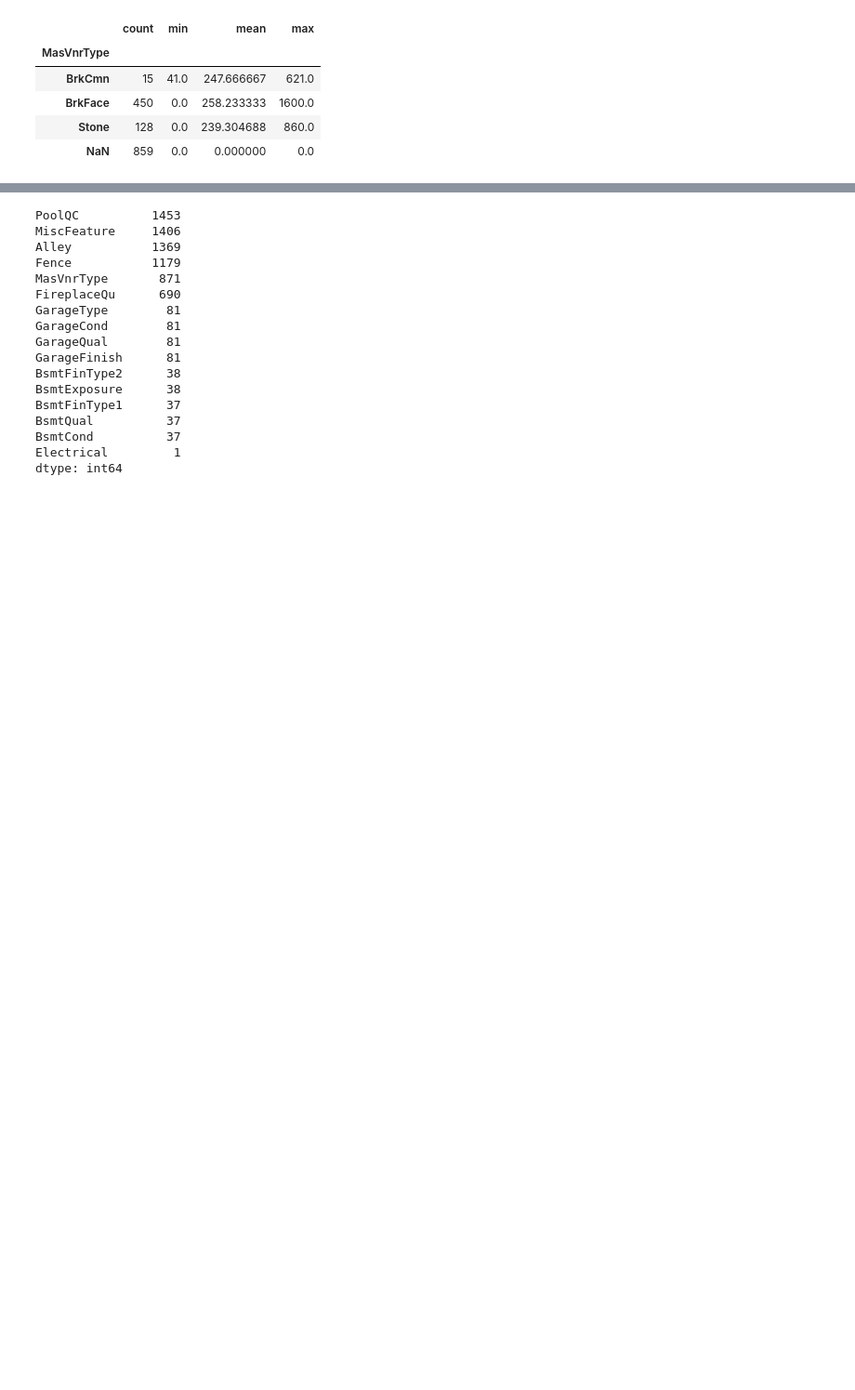
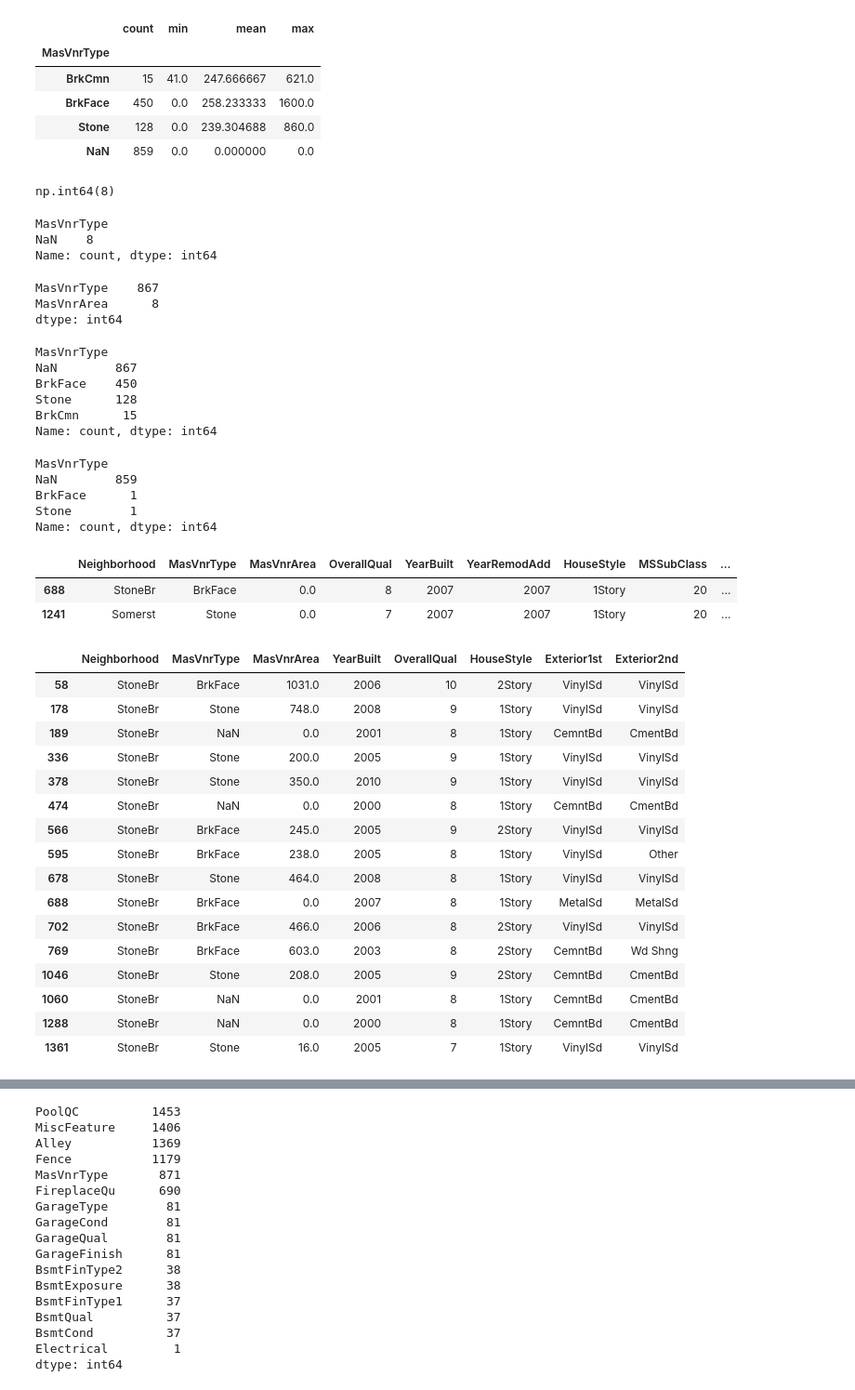
Before and after one commit to kogimurio/house_sales_prediction, a Jupyter notebook: saales_price_predictions.ipynb, the cells around one changed output, grey strips where cells are left out. Shown at 93% size. Saved outputs shown, nothing was run; the diff lists cells and outputs as text; code cells hidden in the pictures; blank space fills up the shorter version.

```diff
--- a/saales_price_predictions.ipynb
+++ b/saales_price_predictions.ipynb
@@ -548,3 +548,64 @@ dataset.groupby('MasVnrType', dropna=False)['MasVnrArea'].agg(
 | BrkFace | 450 | 0.0 | 258.233333 | 1600.0 |
 | Stone | 128 | 0.0 | 239.304688 | 860.0 |
 | NaN | 859 | 0.0 | 0.000000 | 0.0 |
+# %%
+dataset['MasVnrArea'].isnull().sum()
+# %% [output]
+np.int64(8)
+# %%
+dataset[dataset['MasVnrArea'].isnull()]['MasVnrType'].value_counts(dropna=False)
+# %% [output]
+MasVnrType
+NaN    8
+Name: count, dtype: int64
+# %%
+dataset[['MasVnrType', 'MasVnrArea']].isnull().sum()
+# %% [output]
+MasVnrType    867
+MasVnrArea      8
+dtype: int64
+# %%
+dataset['MasVnrType'].value_counts(dropna=False)
+# %% [output]
+MasVnrType
+NaN        867
+BrkFace    450
+Stone      128
+BrkCmn      15
+Name: count, dtype: int64
+# %%
+dataset[dataset['MasVnrArea'] == 0]['MasVnrType'].value_counts(dropna=False)
+# %% [output]
+MasVnrType
+NaN        859
+BrkFace      1
+Stone        1
+Name: count, dtype: int64
+# %%
+dataset[(dataset['MasVnrArea'] == 0) &
+(dataset['MasVnrType'].notnull())][['Neighborhood', 'MasVnrType', 'MasVnrArea', 'OverallQual', 'YearBuilt', 'YearRemodAdd', 'HouseStyle', 'MSSubClass', 'MSZoning', 'Street', 'Exterior1st', 'Exterior2nd']]
+# %% [output]
+|  | Neighborhood | MasVnrType | MasVnrArea | OverallQual | YearBuilt | YearRemodAdd | HouseStyle | MSSubClass | ... |
+| 688 | StoneBr | BrkFace | 0.0 | 8 | 2007 | 2007 | 1Story | 20 | ... |
+| 1241 | Somerst | Stone | 0.0 | 7 | 2007 | 2007 | 1Story | 20 | ... |
+# %%
+dataset[(dataset['Neighborhood'] == 'StoneBr') &
+(dataset['YearBuilt'].between(2000, 2010))][['Neighborhood', 'MasVnrType', 'MasVnrArea', 'YearBuilt', 'OverallQual', 'HouseStyle', 'Exterior1st', 'Exterior2nd']]
+# %% [output]
+|  | Neighborhood | MasVnrType | MasVnrArea | YearBuilt | OverallQual | HouseStyle | Exterior1st | Exterior2nd |
+| 58 | StoneBr | BrkFace | 1031.0 | 2006 | 10 | 2Story | VinylSd | VinylSd |
+| 178 | StoneBr | Stone | 748.0 | 2008 | 9 | 1Story | VinylSd | VinylSd |
+| 189 | StoneBr | NaN | 0.0 | 2001 | 8 | 1Story | CemntBd | CmentBd |
+| 336 | StoneBr | Stone | 200.0 | 2005 | 9 | 1Story | VinylSd | VinylSd |
+| 378 | StoneBr | Stone | 350.0 | 2010 | 9 | 1Story | VinylSd | VinylSd |
+| 474 | StoneBr | NaN | 0.0 | 2000 | 8 | 1Story | CemntBd | CmentBd |
+| 566 | StoneBr | BrkFace | 245.0 | 2005 | 9 | 2Story | VinylSd | VinylSd |
+| 595 | StoneBr | BrkFace | 238.0 | 2005 | 8 | 1Story | VinylSd | Other |
+| 678 | StoneBr | Stone | 464.0 | 2008 | 8 | 1Story | VinylSd | VinylSd |
+| 688 | StoneBr | BrkFace | 0.0 | 2007 | 8 | 1Story | MetalSd | MetalSd |
+| 702 | StoneBr | BrkFace | 466.0 | 2006 | 8 | 2Story | VinylSd | VinylSd |
+| 769 | StoneBr | BrkFace | 603.0 | 2003 | 8 | 2Story | CemntBd | Wd Shng |
+| 1046 | StoneBr | Stone | 208.0 | 2005 | 9 | 2Story | CemntBd | CmentBd |
+| 1060 | StoneBr | NaN | 0.0 | 2001 | 8 | 1Story | CemntBd | CmentBd |
+| 1288 | StoneBr | NaN | 0.0 | 2000 | 8 | 1Story | CemntBd | CmentBd |
+| 1361 | StoneBr | Stone | 16.0 | 2005 | 7 | 1Story | VinylSd | VinylSd |
```
Also changed, not shown: parts of 9 cells of this notebook.
